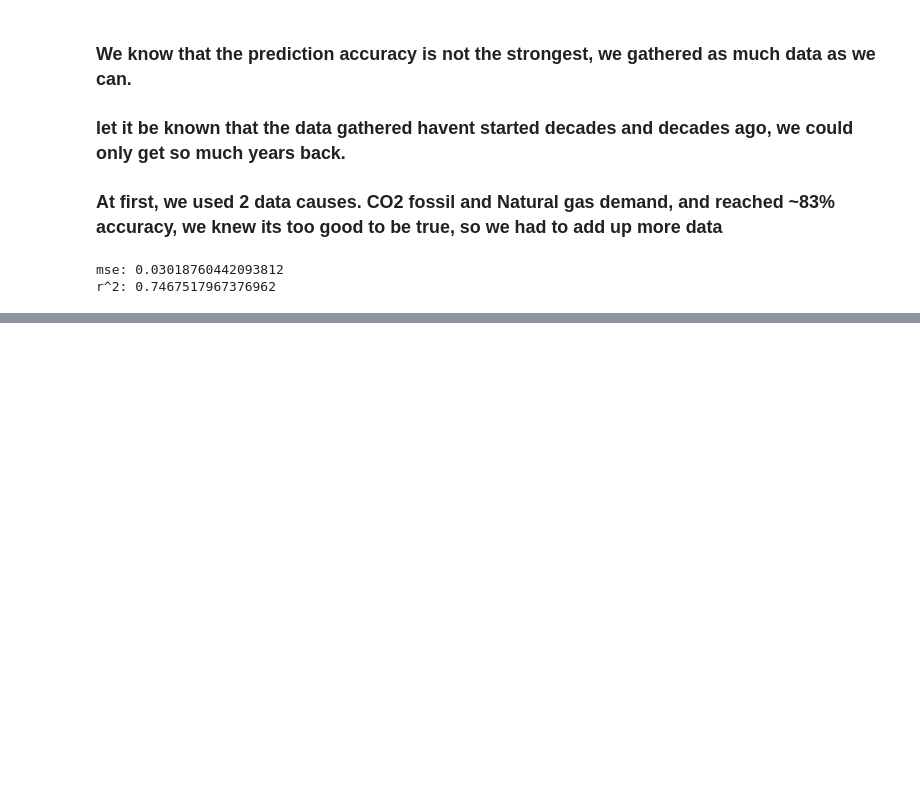
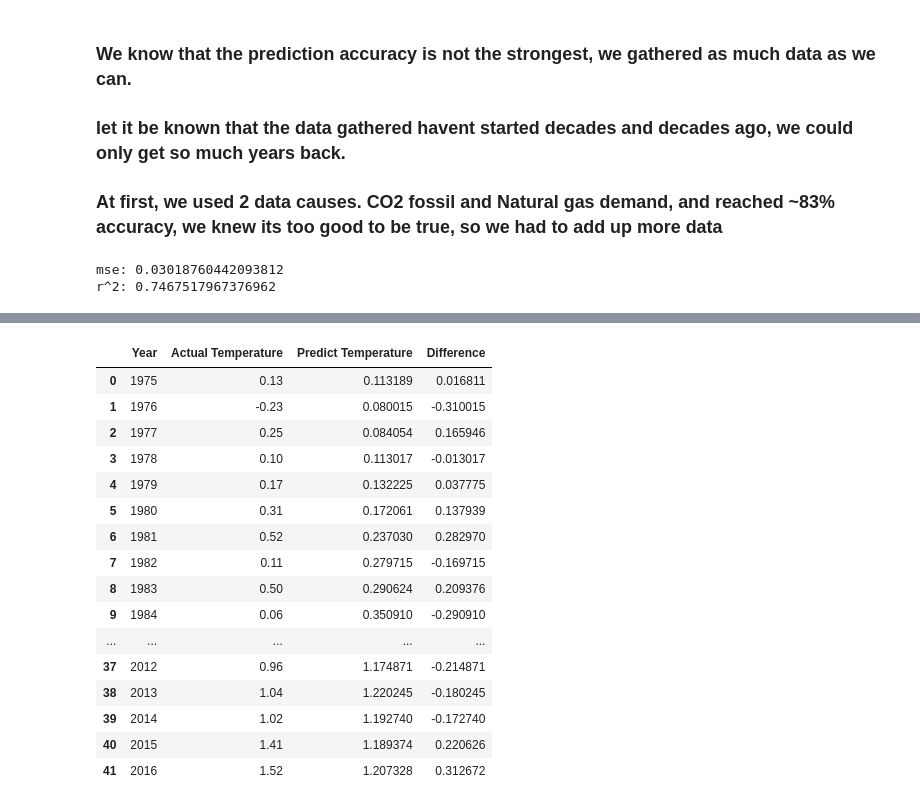
Before and after one commit to GalSarIL/GlobalWarmAnalyze, a Jupyter notebook: ML.ipynb, the cells around one changed output, grey strips where cells are left out. Saved outputs shown, nothing was run; the diff lists cells and outputs as text; code cells hidden in the pictures; blank space fills up the shorter version.

```diff
--- a/ML.ipynb
+++ b/ML.ipynb
@@ -102,3 +124,26 @@ Covariance Type:            nonrobust
 [2] Standard Errors assume that the covariance matrix of the errors is correctly specified.
 [3] The condition number is large, 4.43e+06. This might indicate that there are
 strong multicollinearity or other numerical problems.
+# %%
+y_pred = reg.predict(X)
+df_Diff = pd.DataFrame({"Year":df["Year"], "Actual Temperature":y, "Predict Temperature":y_pred})
+df_Diff["Difference"] = df_Diff["Actual Temperature"] - df_Diff["Predict Temperature"]
+df_Diff
+# %% [output]
+|  | Year | Actual Temperature | Predict Temperature | Difference |
+| 0 | 1975 | 0.13 | 0.113189 | 0.016811 |
+| 1 | 1976 | -0.23 | 0.080015 | -0.310015 |
+| 2 | 1977 | 0.25 | 0.084054 | 0.165946 |
+| 3 | 1978 | 0.10 | 0.113017 | -0.013017 |
+| 4 | 1979 | 0.17 | 0.132225 | 0.037775 |
+| 5 | 1980 | 0.31 | 0.172061 | 0.137939 |
+| 6 | 1981 | 0.52 | 0.237030 | 0.282970 |
+| 7 | 1982 | 0.11 | 0.279715 | -0.169715 |
+| 8 | 1983 | 0.50 | 0.290624 | 0.209376 |
+| 9 | 1984 | 0.06 | 0.350910 | -0.290910 |
+| ... | ... | ... | ... | ... |
+| 37 | 2012 | 0.96 | 1.174871 | -0.214871 |
+| 38 | 2013 | 1.04 | 1.220245 | -0.180245 |
+| 39 | 2014 | 1.02 | 1.192740 | -0.172740 |
+| 40 | 2015 | 1.41 | 1.189374 | 0.220626 |
+| 41 | 2016 | 1.52 | 1.207328 | 0.312672 |
```
Also changed, not shown: parts of 4 cells of this notebook, 1 other file.
